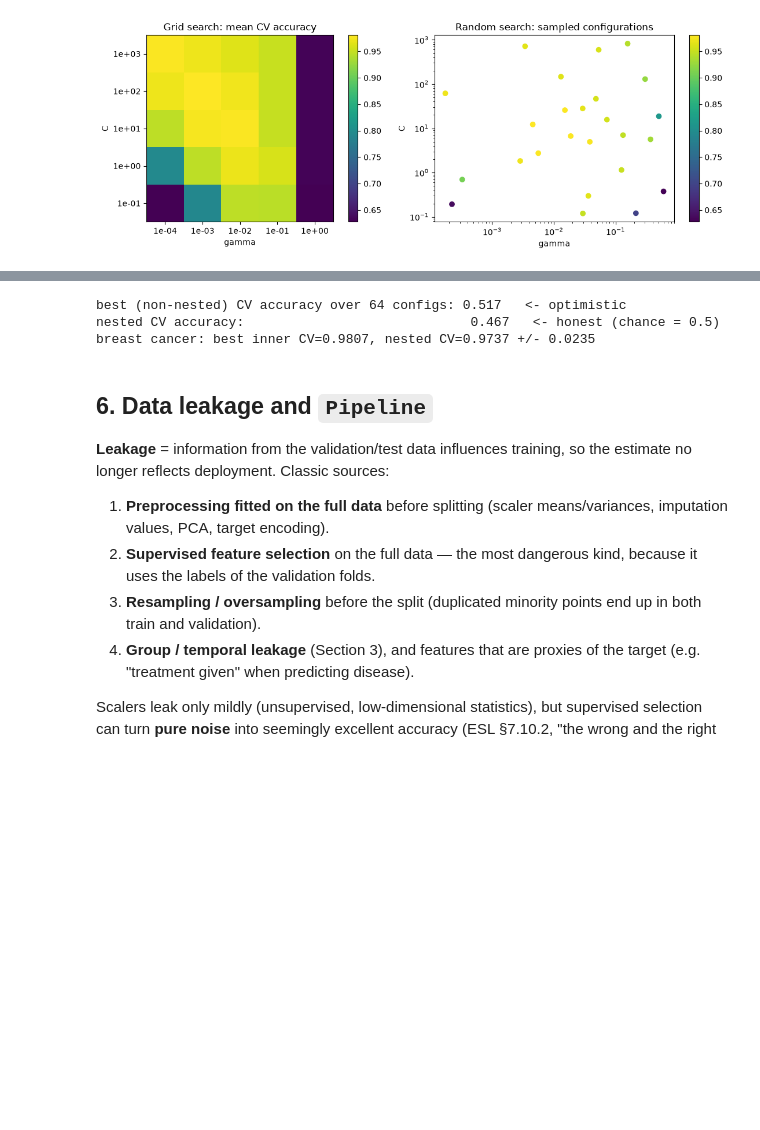
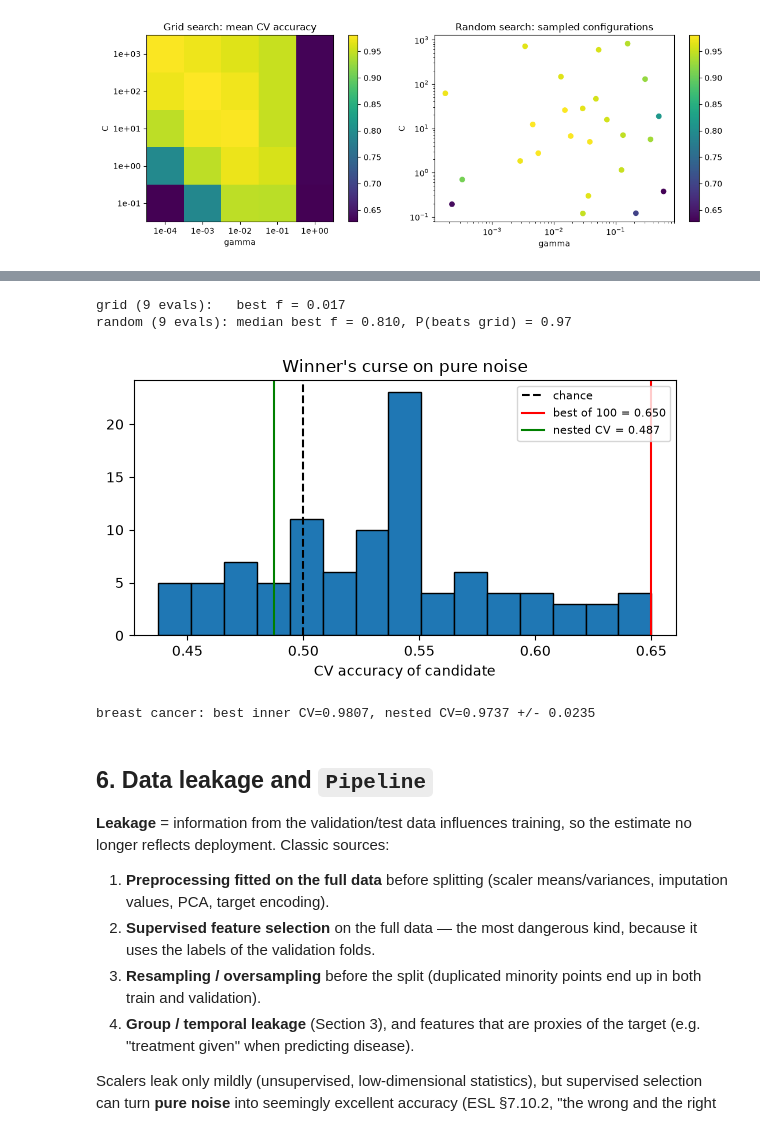
Before and after one commit to sina-sabzevar/Machine-Learning-Hands-on-Course, a Jupyter notebook: notebooks/04_model_evaluation_and_selection.ipynb, the cells around one changed output, grey strips where cells are left out. Cells and saved outputs as stored; diff of their text form; code cells hidden in the pictures; blank space fills up the shorter version.

```diff
--- a/notebooks/04_model_evaluation_and_selection.ipynb
+++ b/notebooks/04_model_evaluation_and_selection.ipynb
@@ -349,24 +377,51 @@ random search: 25 configs, best C=12.2, gamma=0.00456, CV acc=0.9842
+# %%
+g = lambda u: np.exp(-((u - 0.73) / 0.08) ** 2)          # sharp optimum in the important parameter
+h = lambda v: np.sin(6 * v)
+f = lambda u, v: g(u) + 0.01 * h(v)
+def best_found(pts):
+    return f(pts[:, 0], pts[:, 1]).max()
+
+grid_vals = np.linspace(0.1, 0.9, 3)
+grid_pts = np.array([(u, v) for u in grid_vals for v in grid_vals])
+rand_best = [best_found(np.random.default_rng(s).random((9, 2))) for s in range(500)]
+print(f"grid (9 evals):   best f = {best_found(grid_pts):.3f}")
+print(f"random (9 evals): median best f = {np.median(rand_best):.3f}, P(beats grid) = {np.mean(np.array(rand_best) > best_found(grid_pts)):.2f}")
+# %% [output]
+grid (9 evals):   best f = 0.017
+random (9 evals): median best f = 0.810, P(beats grid) = 0.97
 # %%
-# Selection bias made visible: pure-noise labels, many candidate models.
-# The best CV score is far above 50% chance, while nested CV correctly reports ~50%.
-Xn = rng.normal(size=(120, 50))
-yn = rng.integers(0, 2, 120)
-noise_pipe = Pipeline([("scale", StandardScaler()), ("svc", SVC())])
-noise_grid = {"svc__C": np.logspace(-2, 3, 8), "svc__gamma": np.logspace(-4, 1, 8)}
+# Selection bias made visible: pure-noise labels, 100 candidate "models" (logistic regression on
+# 100 different random 3-feature subsets). The best CV score is well above 50% chance, purely by luck,
+# while nested CV (which re-runs the selection inside each outer training fold) reports ~chance.
+from sklearn.preprocessing import FunctionTransformer
+
+def take_cols(X, cols):
+    return X[:, cols]
+
+rng_noise = np.random.default_rng(1)
+Xn = rng_noise.normal(size=(80, 100))
+yn = rng_noise.integers(0, 2, 80)
+candidates = [{"cols": rng_noise.choice(100, 3, replace=False)} for _ in range(100)]
+noise_pipe = Pipeline([("sel", FunctionTransformer(take_cols)), ("clf", LogisticRegression())])
+noise_grid = {"sel__kw_args": candidates}
 inner = StratifiedKFold(5, shuffle=True, random_state=1)
 outer = StratifiedKFold(5, shuffle=True, random_state=2)
 
-gs = GridSearchCV(noise_pipe, noise_grid, cv=inner, n_jobs=-1).fit(Xn, yn)
-nested = cross_val_score(GridSearchCV(noise_pipe, noise_grid, cv=inner, n_jobs=-1), Xn, yn, cv=outer)
-print(f"best (non-nested) CV accuracy over 64 configs: {gs.best_score_:.3f}   <- optimistic")
-print(f"nested CV accuracy:                             {nested.mean():.3f}   <- honest (chance = 0.5)")
+gs = GridSearchCV(noise_pipe, noise_grid, cv=inner).fit(Xn, yn)
+nested = cross_val_score(GridSearchCV(noise_pipe, noise_grid, cv=inner), Xn, yn, cv=outer)
+plt.figure(figsize=(6, 3.5))
+plt.hist(gs.cv_results_["mean_test_score"], bins=15, edgecolor="k")
+plt.axvline(0.5, c="k", ls="--", label="chance")
+plt.axvline(gs.best_score_, c="r", label=f"best of 100 = {gs.best_score_:.3f}")
+plt.axvline(nested.mean(), c="g", label=f"nested CV = {nested.mean():.3f}")
+plt.xlabel("CV accuracy of candidate"); plt.legend(fontsize=8); plt.title("Winner's curse on pure noise")
+plt.tight_layout(); plt.show()
 
 # Nested CV on the real problem
 nested_bc = cross_val_score(GridSearchCV(pipe, param_grid, cv=inner, n_jobs=-1), Xb, yb, cv=outer)
 print(f"breast cancer: best inner CV={grid.best_score_:.4f}, nested CV={nested_bc.mean():.4f} +/- {nested_bc.std():.4f}")
 # %% [output]
+[figure, added]
-best (non-nested) CV accuracy over 64 configs: 0.517   <- optimistic
-nested CV accuracy:                             0.467   <- honest (chance = 0.5)
 breast cancer: best inner CV=0.9807, nested CV=0.9737 +/- 0.0235
 # %% [markdown]
 ## 6. Data leakage and `Pipeline`
```
Also changed, not shown: parts of 12 cells of this notebook, 5 other files.
